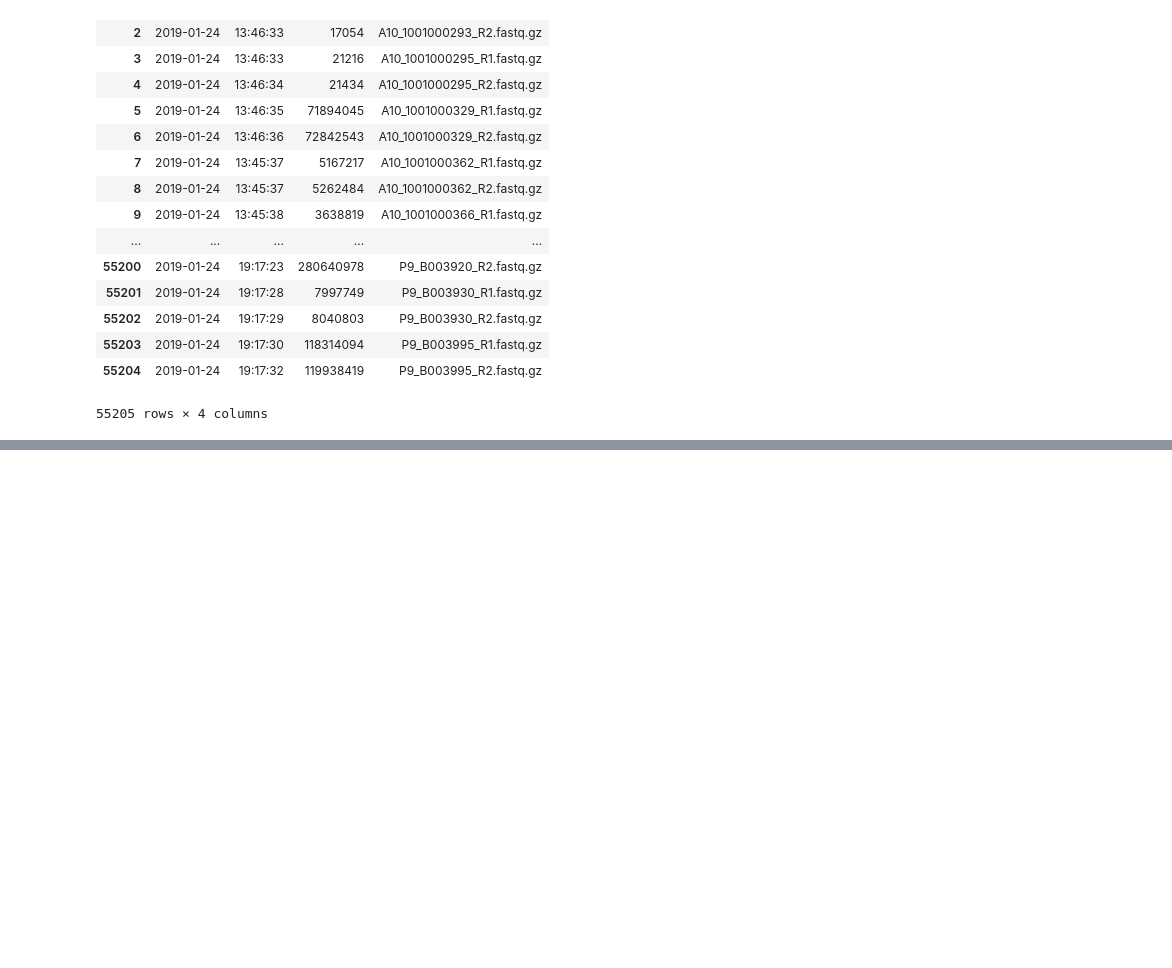
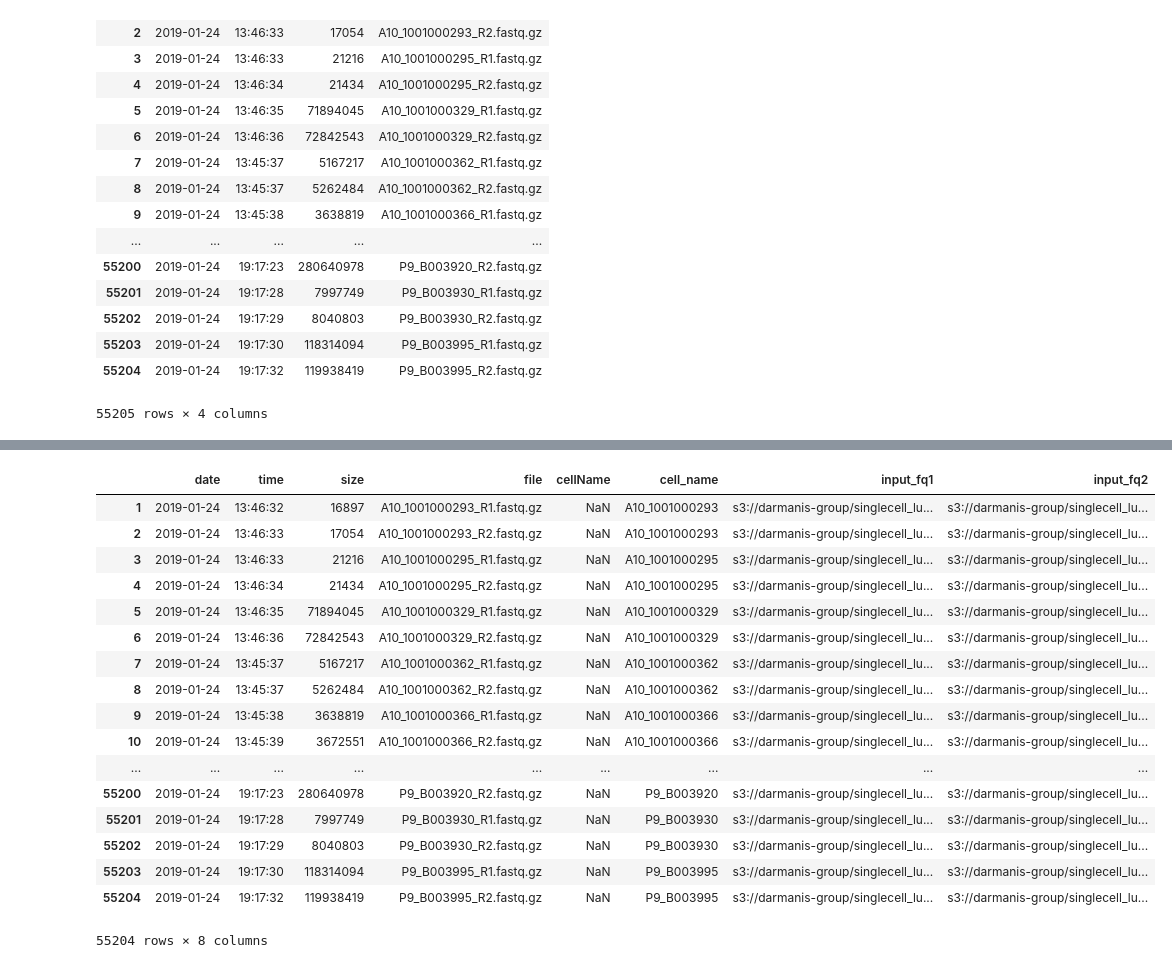
Before and after one commit to czbiohub/TCR_assembly_pipeline, a Jupyter notebook: py_notebooks/getRemainingCellNames.ipynb, the cells around one changed output, grey strips where cells are left out. Saved outputs shown, nothing was run; the diff lists cells and outputs as text; code cells hidden in the pictures; blank space fills up the shorter version.

```diff
--- a/py_notebooks/getRemainingCellNames.ipynb
+++ b/py_notebooks/getRemainingCellNames.ipynb
@@ -301,6 +342,25 @@ s3_concat_dir_df
 # %%
-s3_concat_dir_df['fq1_path'] = s3_concat_dir + s3_concat_dir_df['cell_name'] + '/' + '_R1.fastq.gz'
-s3_concat_dir_df['fq2_path'] = s3_concat_dir + s3_concat_dir_df['cell_name'] + '/' + '_R2.fastq.gz'
+s3_concat_dir_df['input_fq1'] = s3_concat_dir + s3_concat_dir_df['cell_name'] + '_R1.fastq.gz'
+s3_concat_dir_df['input_fq2'] = s3_concat_dir + s3_concat_dir_df['cell_name'] + '_R2.fastq.gz'
 s3_concat_dir_df
+# %% [output]
+|  | date | time | size | file | cellName | cell_name | input_fq1 | input_fq2 |
+| 1 | 2019-01-24 | 13:46:32 | 16897 | A10_1001000293_R1.fastq.gz | NaN | A10_1001000293 | s3://darmanis-group/singlecell_lu... | s3://darmanis-group/singlecell_lu... |
+| 2 | 2019-01-24 | 13:46:33 | 17054 | A10_1001000293_R2.fastq.gz | NaN | A10_1001000293 | s3://darmanis-group/singlecell_lu... | s3://darmanis-group/singlecell_lu... |
+| 3 | 2019-01-24 | 13:46:33 | 21216 | A10_1001000295_R1.fastq.gz | NaN | A10_1001000295 | s3://darmanis-group/singlecell_lu... | s3://darmanis-group/singlecell_lu... |
+| 4 | 2019-01-24 | 13:46:34 | 21434 | A10_1001000295_R2.fastq.gz | NaN | A10_1001000295 | s3://darmanis-group/singlecell_lu... | s3://darmanis-group/singlecell_lu... |
+| 5 | 2019-01-24 | 13:46:35 | 71894045 | A10_1001000329_R1.fastq.gz | NaN | A10_1001000329 | s3://darmanis-group/singlecell_lu... | s3://darmanis-group/singlecell_lu... |
+| 6 | 2019-01-24 | 13:46:36 | 72842543 | A10_1001000329_R2.fastq.gz | NaN | A10_1001000329 | s3://darmanis-group/singlecell_lu... | s3://darmanis-group/singlecell_lu... |
+| 7 | 2019-01-24 | 13:45:37 | 5167217 | A10_1001000362_R1.fastq.gz | NaN | A10_1001000362 | s3://darmanis-group/singlecell_lu... | s3://darmanis-group/singlecell_lu... |
+| 8 | 2019-01-24 | 13:45:37 | 5262484 | A10_1001000362_R2.fastq.gz | NaN | A10_1001000362 | s3://darmanis-group/singlecell_lu... | s3://darmanis-group/singlecell_lu... |
+| 9 | 2019-01-24 | 13:45:38 | 3638819 | A10_1001000366_R1.fastq.gz | NaN | A10_1001000366 | s3://darmanis-group/singlecell_lu... | s3://darmanis-group/singlecell_lu... |
+| 10 | 2019-01-24 | 13:45:39 | 3672551 | A10_1001000366_R2.fastq.gz | NaN | A10_1001000366 | s3://darmanis-group/singlecell_lu... | s3://darmanis-group/singlecell_lu... |
+| ... | ... | ... | ... | ... | ... | ... | ... | ... |
+| 55200 | 2019-01-24 | 19:17:23 | 280640978 | P9_B003920_R2.fastq.gz | NaN | P9_B003920 | s3://darmanis-group/singlecell_lu... | s3://darmanis-group/singlecell_lu... |
+| 55201 | 2019-01-24 | 19:17:28 | 7997749 | P9_B003930_R1.fastq.gz | NaN | P9_B003930 | s3://darmanis-group/singlecell_lu... | s3://darmanis-group/singlecell_lu... |
+| 55202 | 2019-01-24 | 19:17:29 | 8040803 | P9_B003930_R2.fastq.gz | NaN | P9_B003930 | s3://darmanis-group/singlecell_lu... | s3://darmanis-group/singlecell_lu... |
+| 55203 | 2019-01-24 | 19:17:30 | 118314094 | P9_B003995_R1.fastq.gz | NaN | P9_B003995 | s3://darmanis-group/singlecell_lu... | s3://darmanis-group/singlecell_lu... |
+| 55204 | 2019-01-24 | 19:17:32 | 119938419 | P9_B003995_R2.fastq.gz | NaN | P9_B003995 | s3://darmanis-group/singlecell_lu... | s3://darmanis-group/singlecell_lu... |
+55204 rows × 8 columns
 # %%
 # now filter for only shit that we havent run
```
Also changed, not shown: parts of 10 cells of this notebook, 1 other file.
